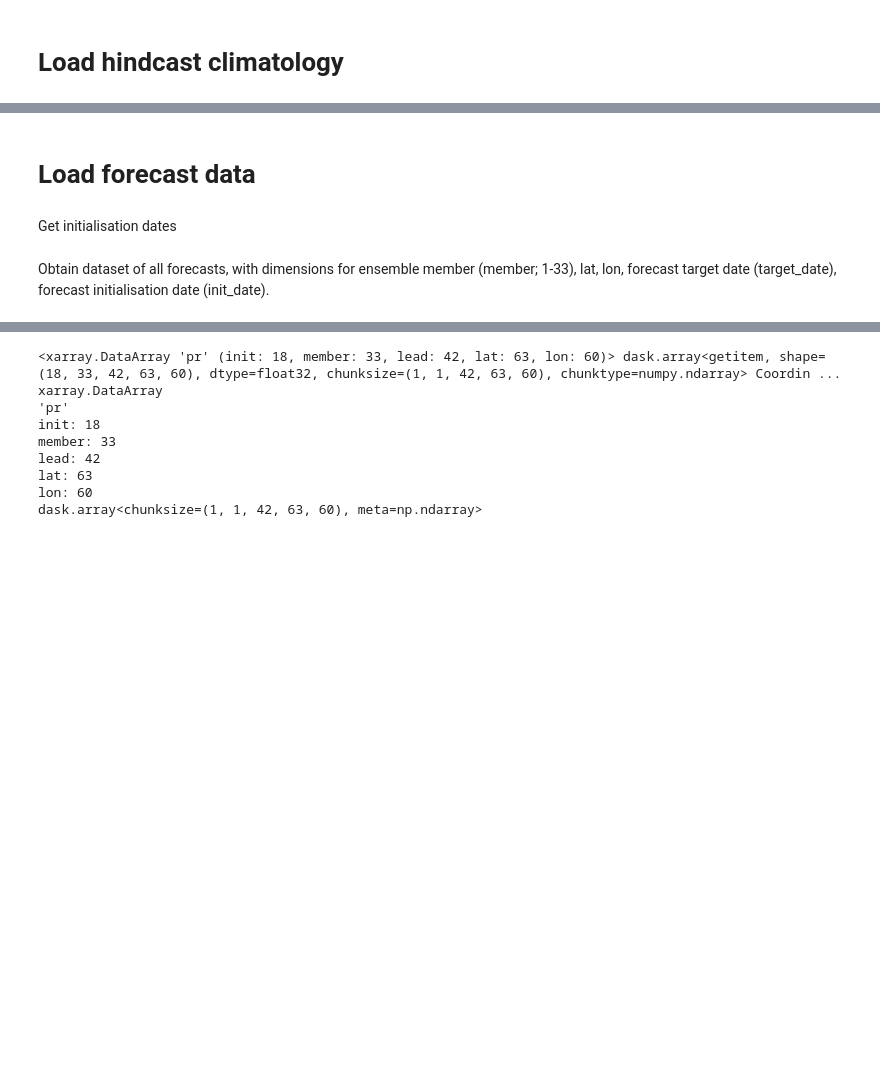
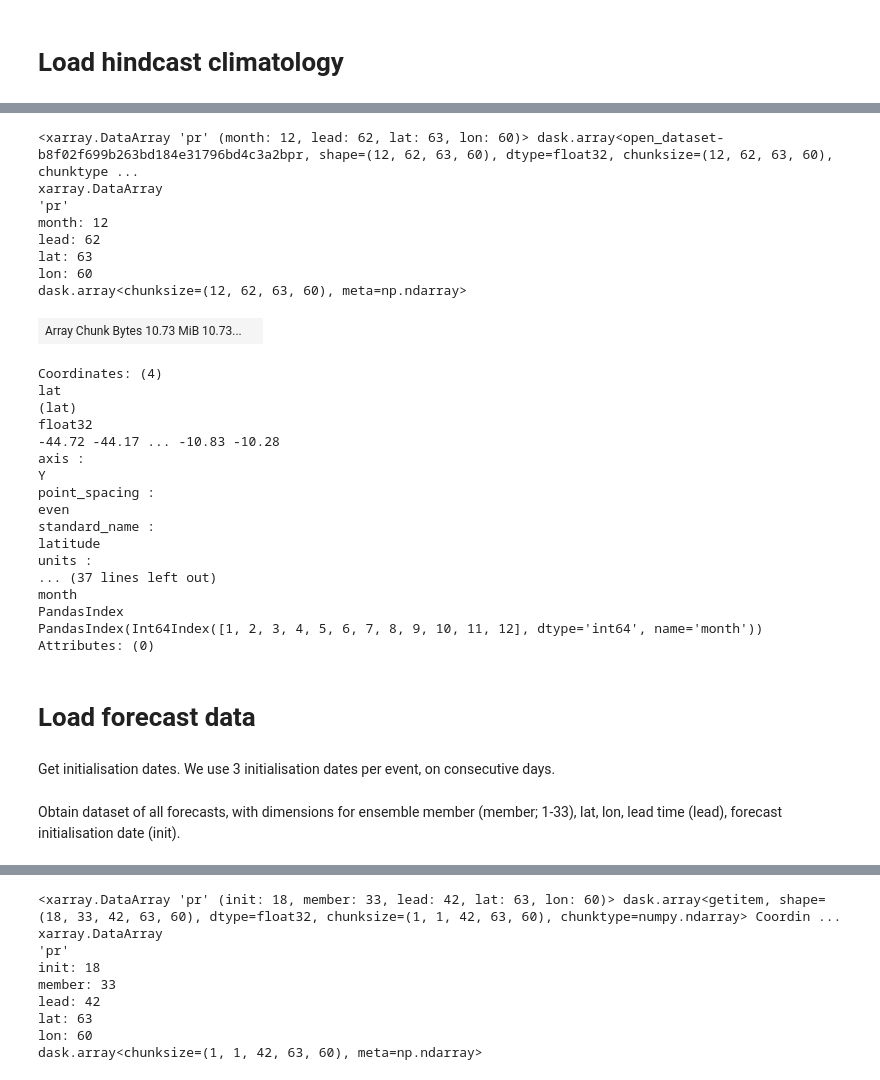
Before and after one commit to dougrichardson/Wet_Aus_2022, a Jupyter notebook: ACCESS-S2_anomaly_forecasts.ipynb, the cells around one changed output, grey strips where cells are left out. Drawn from its saved outputs; the diff is of its cells as text; code cells hidden in the pictures; blank space fills up the shorter version.

```diff
--- a/ACCESS-S2_anomaly_forecasts.ipynb
+++ b/ACCESS-S2_anomaly_forecasts.ipynb
@@ -88,13 +91,44 @@ hcast_clim = xr.open_zarr(
 )
 # %%
 hcast_clim = hcast_clim['pr']
+# %%
+hcast_clim = hcast_clim.rename({'lead_time': 'lead'})
+# %%
+hcast_clim
+# %% [output]
+<xarray.DataArray 'pr' (month: 12, lead: 62, lat: 63, lon: 60)> dask.array<open_dataset-b8f02f699b263bd184e31796bd4c3a2bpr, shape=(12, 62, 63, 60), dtype=float32, chunksize=(12, 62, 63, 60), chunktype ...
+xarray.DataArray
+'pr'
+month: 12
+lead: 62
+lat: 63
+lon: 60
+dask.array<chunksize=(12, 62, 63, 60), meta=np.ndarray>
+| Array Chunk Bytes 10.73 MiB 10.73... |  |
+Coordinates: (4)
+lat
+(lat)
+float32
+-44.72 -44.17 ... -10.83 -10.28
+axis :
+Y
+point_spacing :
+even
+standard_name :
+latitude
+units :
+... (37 lines left out)
+month
+PandasIndex
+PandasIndex(Int64Index([1, 2, 3, 4, 5, 6, 7, 8, 9, 10, 11, 12], dtype='int64', name='month'))
+Attributes: (0)
 # %% [markdown]
 # Load forecast data
 # %%
 fc_path = '/g/data/w42/lz3062/s2_fcst/'
 # %% [markdown]
-Get initialisation dates
+Get initialisation dates. We use 3 initialisation dates per event, on consecutive days.
 # %%
 init_dates = sorted(os.listdir(fc_path)) # Initialisation dates. Note directory structure is different to hindcast data.
 # %% [markdown]
-Obtain dataset of all forecasts, with dimensions for ensemble member (member; 1-33), lat, lon, forecast target date (target_date), forecast initialisation date (init_date).
+Obtain dataset of all forecasts, with dimensions for ensemble member (member; 1-33), lat, lon, lead time (lead), forecast initialisation date (init).
```
Also changed, not shown: parts of 17 cells of this notebook.
